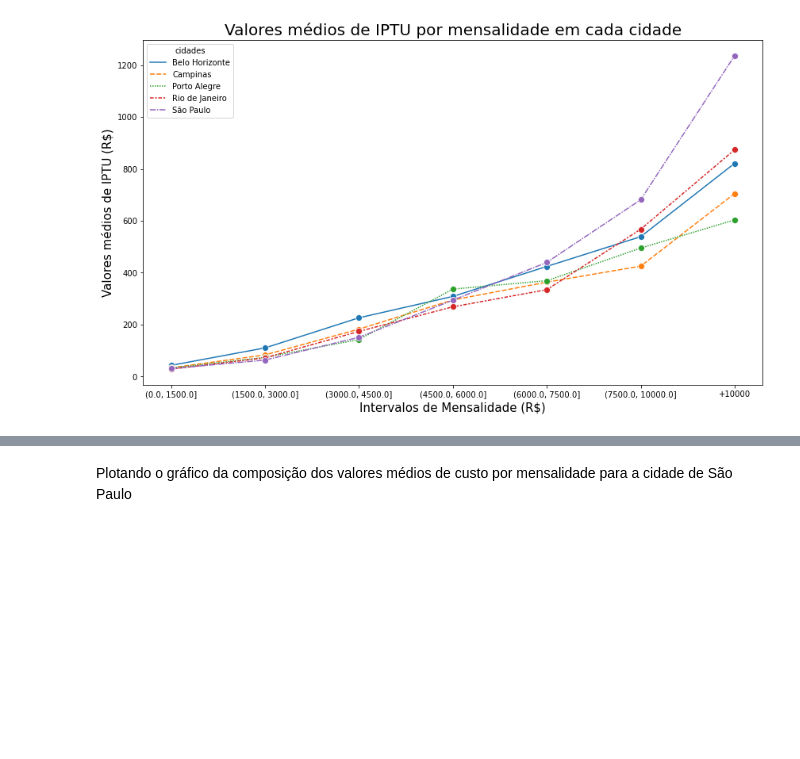
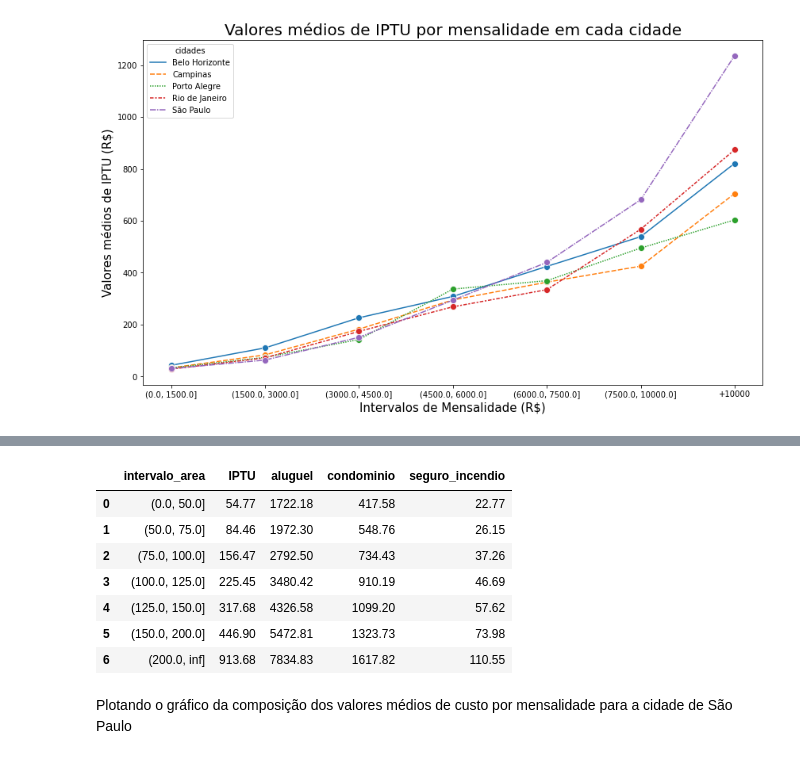
Before and after one commit to IgorFormiga/Data-Science-Projects, a Jupyter notebook: 2_Exploratory_Data_Analysis.ipynb, the cells around one changed output, grey strips where cells are left out. Saved outputs shown, nothing was run; the diff lists cells and outputs as text; code cells hidden in the pictures; blank space fills up the shorter version.

```diff
--- a/2_Exploratory_Data_Analysis.ipynb
+++ b/2_Exploratory_Data_Analysis.ipynb
@@ -355,2 +342,30 @@ composicao_aluguel
+# %%
+intervalos_area = pd.cut(dataset.area, [0, 50, 75, 100, 125, 150, 200, np.inf])
+
+df_intervalos_area = pd.DataFrame({'intervalo_area': intervalos_area,
+                                'condominio': dataset['hoa'],
+                                'IPTU': dataset['property tax'],
+                                'aluguel': dataset['rent amount'],
+                                'seguro_incendio': dataset['fire insurance'],
+                                'cidades': dataset['city']
+                                })
+
+df_cidade_SP = df_intervalos.query('cidades == "São Paulo"')
+
+
+composicao_area_SP = df_intervalos_area.pivot_table(values=['condominio', 'IPTU', 'aluguel', 'seguro_incendio'],
+                                    index='intervalo_area',
+                                    aggfunc='mean').round(2).reset_index()
+
+composicao_area_SP
+# %% [output]
+|  | intervalo_area | IPTU | aluguel | condominio | seguro_incendio |
+| 0 | (0.0, 50.0] | 54.77 | 1722.18 | 417.58 | 22.77 |
+| 1 | (50.0, 75.0] | 84.46 | 1972.30 | 548.76 | 26.15 |
+| 2 | (75.0, 100.0] | 156.47 | 2792.50 | 734.43 | 37.26 |
+| 3 | (100.0, 125.0] | 225.45 | 3480.42 | 910.19 | 46.69 |
+| 4 | (125.0, 150.0] | 317.68 | 4326.58 | 1099.20 | 57.62 |
+| 5 | (150.0, 200.0] | 446.90 | 5472.81 | 1323.73 | 73.98 |
+| 6 | (200.0, inf] | 913.68 | 7834.83 | 1617.82 | 110.55 |
 # %% [markdown]
 Plotando o gráfico da composição dos valores médios de custo por mensalidade para a cidade de São Paulo
```
Also changed, not shown: parts of 23 cells of this notebook.
